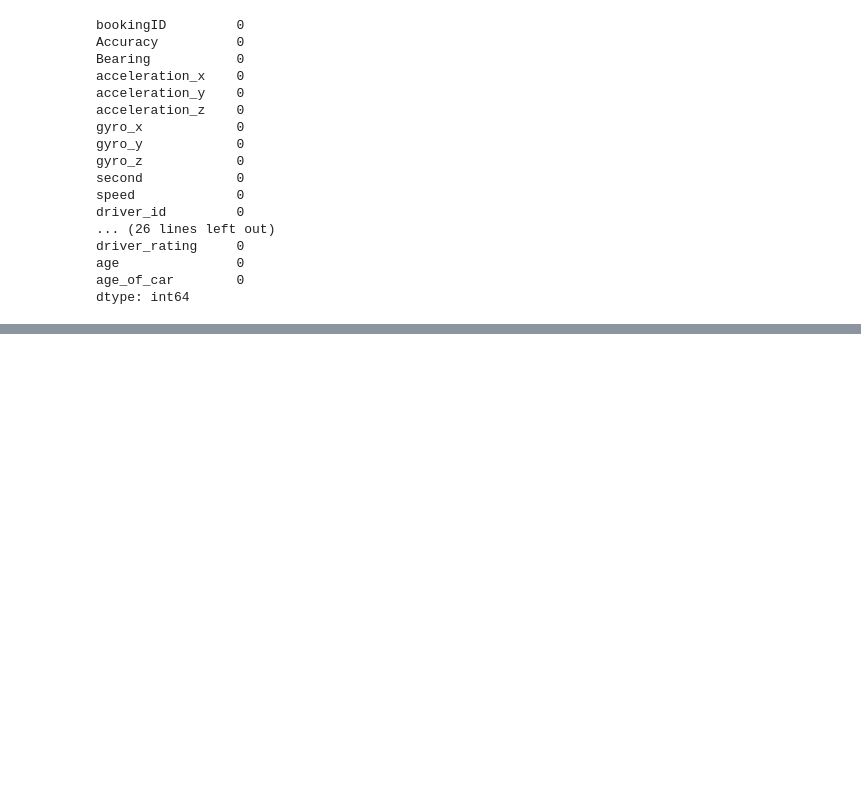
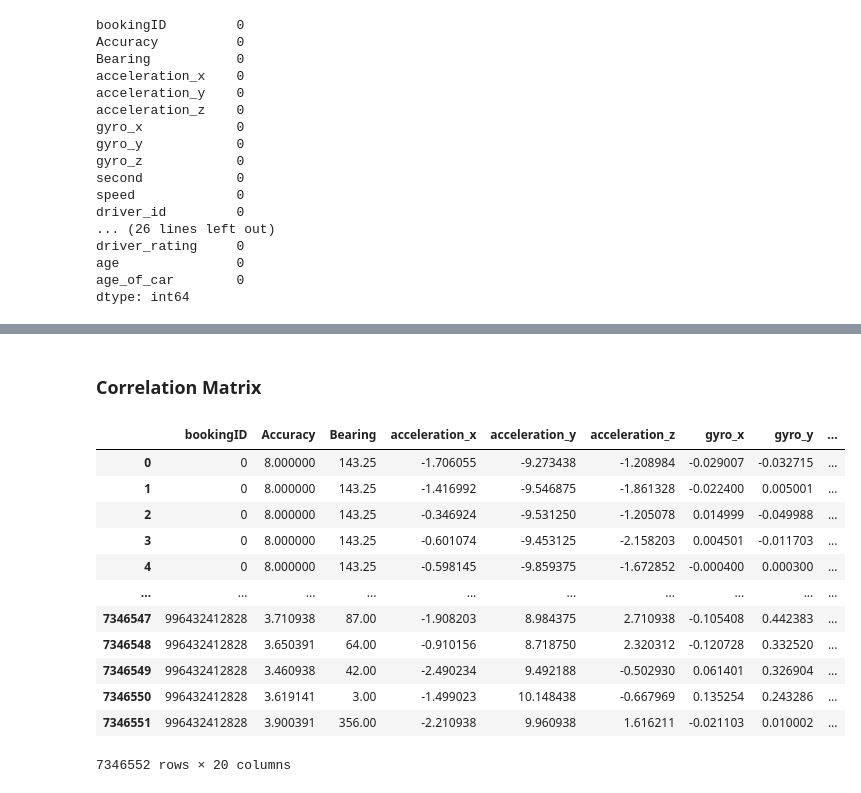
Before and after one commit to errnasty/Cab-Data-Analysis, a Jupyter notebook: EDA.ipynb, the cells around one changed output, grey strips where cells are left out. Saved outputs shown, nothing was run; the diff lists cells and outputs as text; code cells hidden in the pictures; blank space fills up the shorter version.

```diff
--- a/EDA.ipynb
+++ b/EDA.ipynb
@@ -127,0 +205,18 @@ We have successfully shrunked our memory by around 400Mbs
+# %% [markdown]
+### Correlation Matrix
+# %%
+dataset_new
+# %% [output]
+|  | bookingID | Accuracy | Bearing | acceleration_x | acceleration_y | acceleration_z | gyro_x | gyro_y | ... |
+| 0 | 0 | 8.000000 | 143.25 | -1.706055 | -9.273438 | -1.208984 | -0.029007 | -0.032715 | ... |
+| 1 | 0 | 8.000000 | 143.25 | -1.416992 | -9.546875 | -1.861328 | -0.022400 | 0.005001 | ... |
+| 2 | 0 | 8.000000 | 143.25 | -0.346924 | -9.531250 | -1.205078 | 0.014999 | -0.049988 | ... |
+| 3 | 0 | 8.000000 | 143.25 | -0.601074 | -9.453125 | -2.158203 | 0.004501 | -0.011703 | ... |
+| 4 | 0 | 8.000000 | 143.25 | -0.598145 | -9.859375 | -1.672852 | -0.000400 | 0.000300 | ... |
+| ... | ... | ... | ... | ... | ... | ... | ... | ... | ... |
+| 7346547 | 996432412828 | 3.710938 | 87.00 | -1.908203 | 8.984375 | 2.710938 | -0.105408 | 0.442383 | ... |
+| 7346548 | 996432412828 | 3.650391 | 64.00 | -0.910156 | 8.718750 | 2.320312 | -0.120728 | 0.332520 | ... |
+| 7346549 | 996432412828 | 3.460938 | 42.00 | -2.490234 | 9.492188 | -0.502930 | 0.061401 | 0.326904 | ... |
+| 7346550 | 996432412828 | 3.619141 | 3.00 | -1.499023 | 10.148438 | -0.667969 | 0.135254 | 0.243286 | ... |
+| 7346551 | 996432412828 | 3.900391 | 356.00 | -2.210938 | 9.960938 | 1.616211 | -0.021103 | 0.010002 | ... |
+7346552 rows × 20 columns
```
Also changed, not shown: parts of 20 cells of this notebook.
